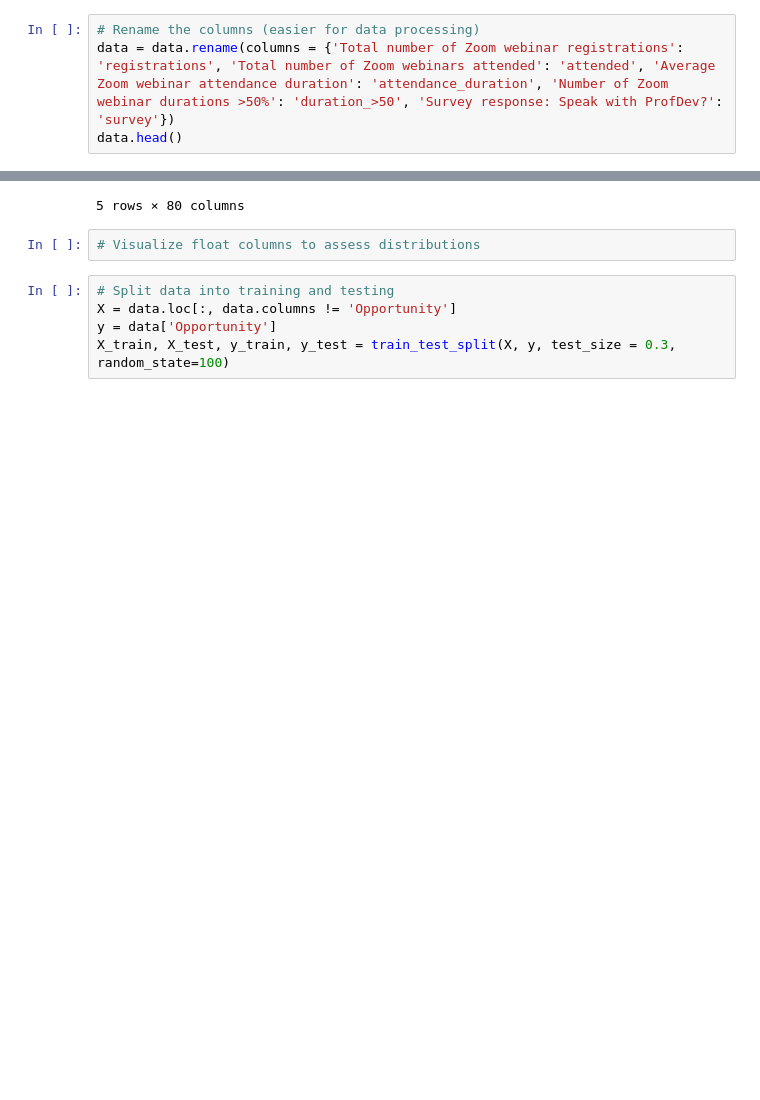
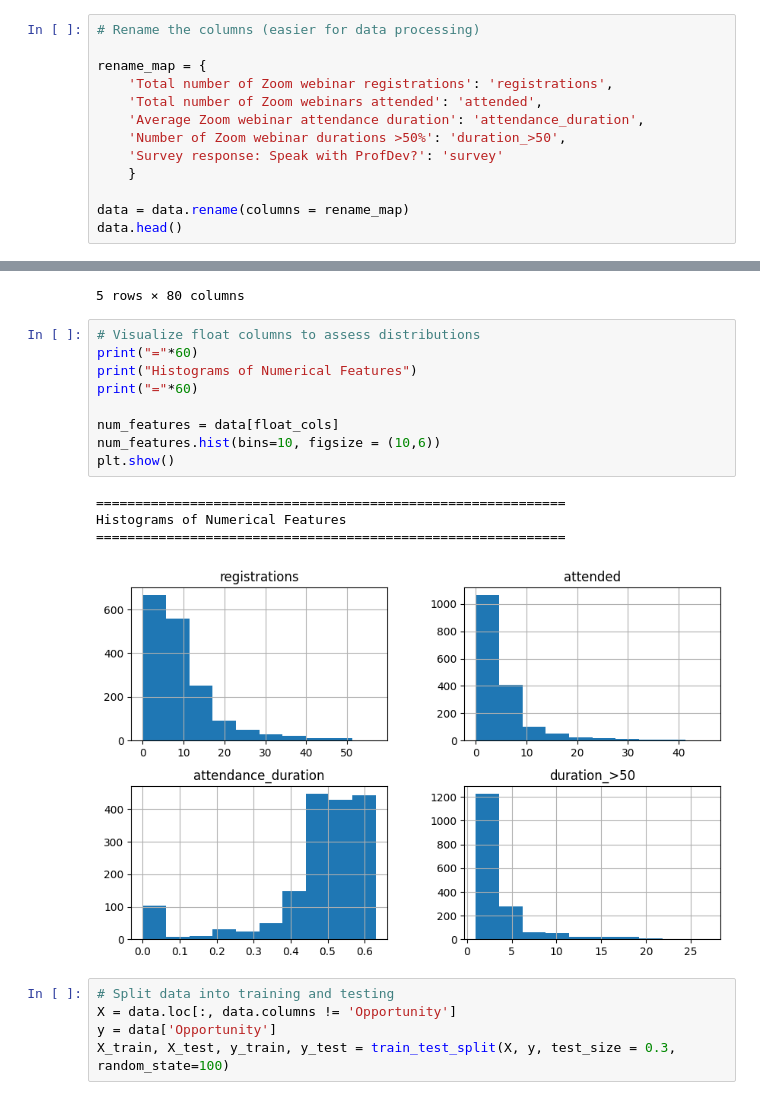
Before and after one commit to pmcelroy4/Webinar-Engagement-Prediction, a Jupyter notebook: market_analysis.ipynb, the cells around one changed output, grey strips where cells are left out. Drawn from its saved outputs; the diff is of its cells as text; blank space fills up the shorter version.

```diff
--- a/market_analysis.ipynb
+++ b/market_analysis.ipynb
@@ -65,7 +65,16 @@ Statistical Summary
 | Opportunity | 1691.0 | 0.074512 | 0.262680 | 0.0 | 0.0 | 0.0 | 0.0 | 1.0 |
 # %%
 # Rename the columns (easier for data processing)
-data = data.rename(columns = {'Total number of Zoom webinar registrations': 'registrations', 'Total number of Zoom webinars attended': 'attended', 'Average Zoom webinar attendance duration': 'attendance_duration', 'Number of Zoom webinar durations >50%': 'duration_>50', 'Survey response: Speak with ProfDev?': 'survey'})
+
+rename_map = {
+    'Total number of Zoom webinar registrations': 'registrations',
+    'Total number of Zoom webinars attended': 'attended',
+    'Average Zoom webinar attendance duration': 'attendance_duration',
+    'Number of Zoom webinar durations >50%': 'duration_>50',
+    'Survey response: Speak with ProfDev?': 'survey'
+    }
+
+data = data.rename(columns = rename_map)
 data.head()
 # %% [output]
 |  | registrations | attended | attendance_duration | duration_>50 | survey | State/Region | Country/Region | ... |
@@ -131,6 +171,18 @@ data.head()
 5 rows × 80 columns
 # %%
 # Visualize float columns to assess distributions
+print("="*60)
+print("Histograms of Numerical Features")
+print("="*60)
+
+num_features = data[float_cols]
+num_features.hist(bins=10, figsize = (10,6))
+plt.show()
+# %% [output]
+============================================================
+Histograms of Numerical Features
+============================================================
+[figure, added]
 # %%
 # Split data into training and testing
 X = data.loc[:, data.columns != 'Opportunity']
```
Also changed, not shown: parts of 2 cells of this notebook.
